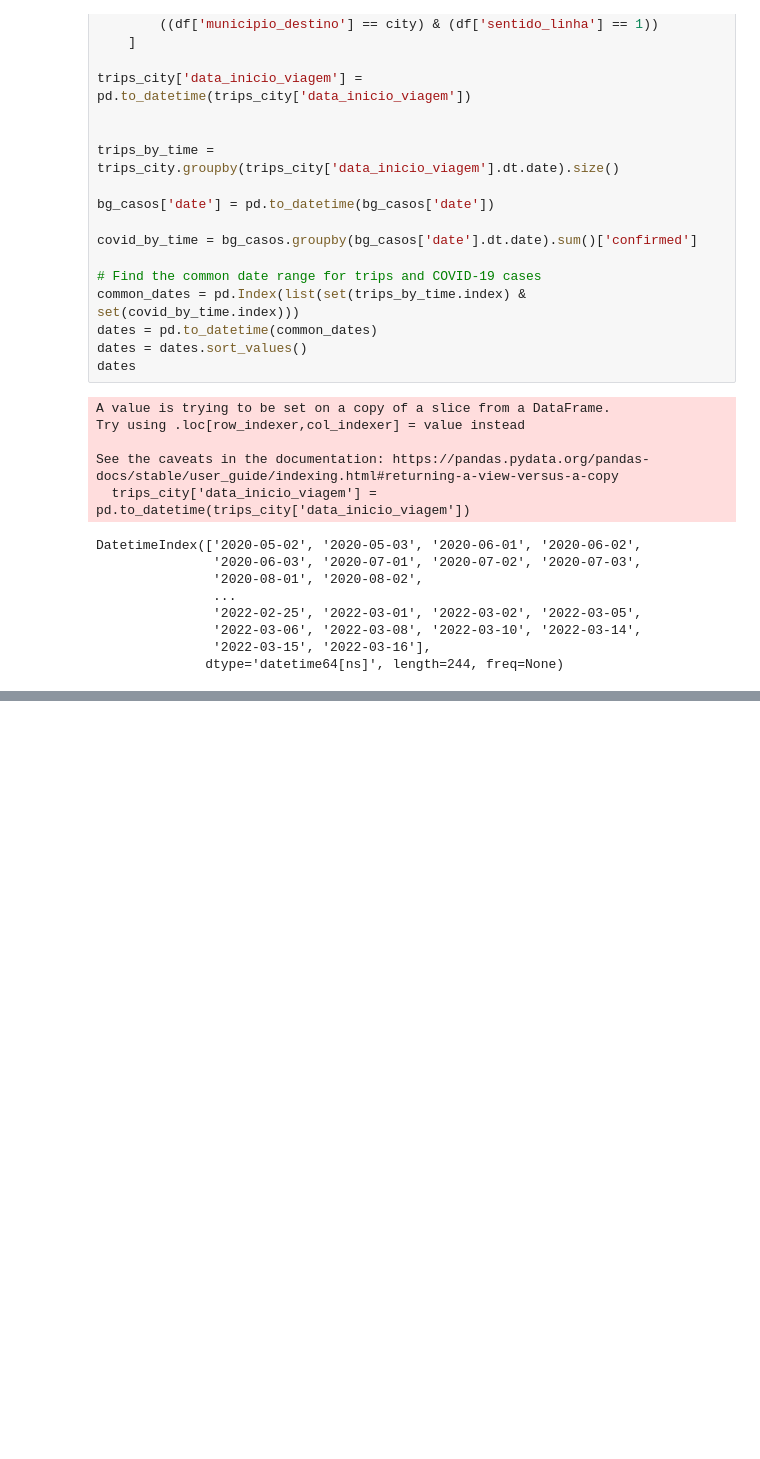
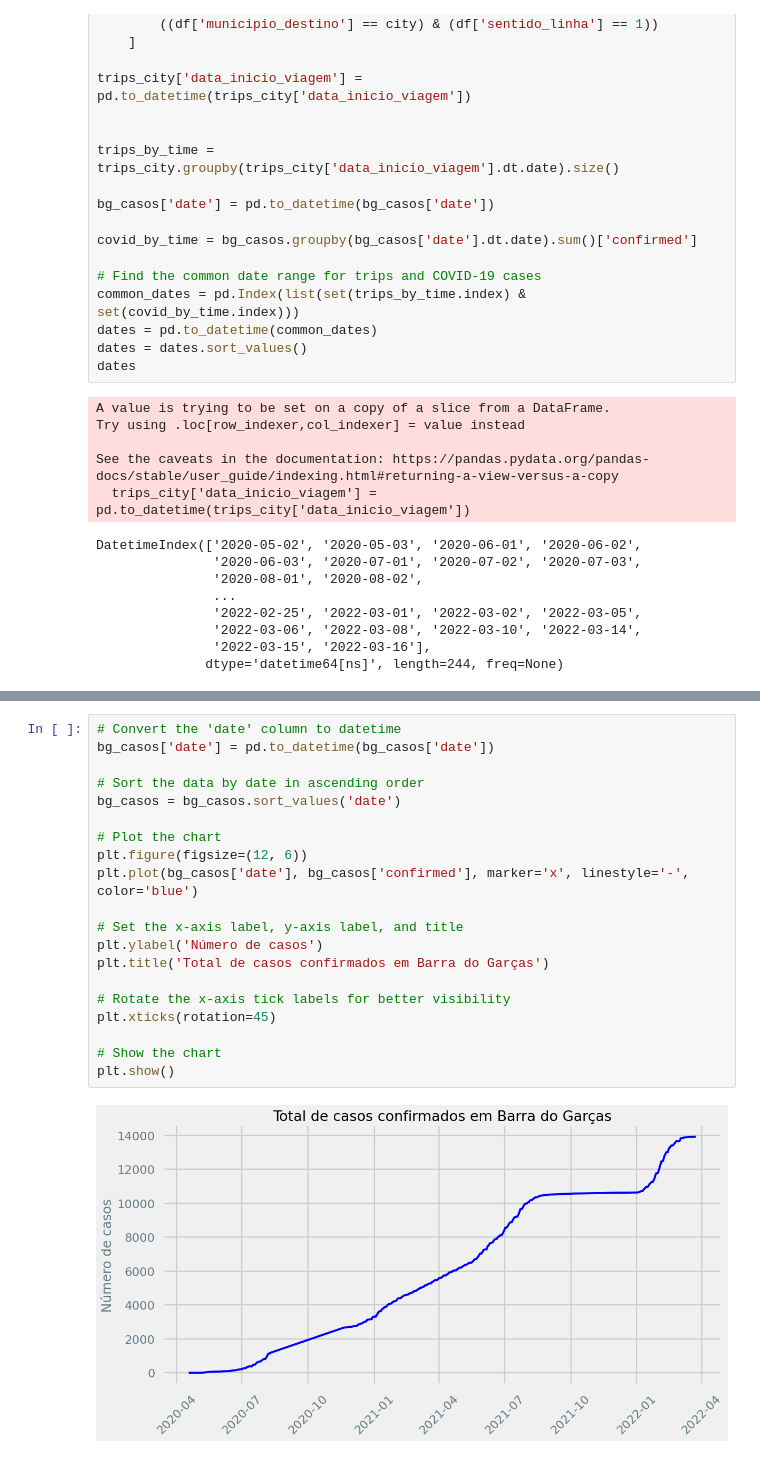
Before and after one commit to sandinojardim/Monitriip, a Jupyter notebook: charts.ipynb, the cells around one changed output, grey strips where cells are left out. Drawn from its saved outputs; the diff is of its cells as text; blank space fills up the shorter version.

```diff
--- a/charts.ipynb
+++ b/charts.ipynb
@@ -605,0 +679,22 @@ See the caveats in the documentation: https://pandas.pydata.org/pandas-docs/stab
+# %%
+# Convert the 'date' column to datetime
+bg_casos['date'] = pd.to_datetime(bg_casos['date'])
+
+# Sort the data by date in ascending order
+bg_casos = bg_casos.sort_values('date')
+
+# Plot the chart
+plt.figure(figsize=(12, 6))
+plt.plot(bg_casos['date'], bg_casos['confirmed'], marker='x', linestyle='-', color='blue')
+
+# Set the x-axis label, y-axis label, and title
+plt.ylabel('Número de casos')
+plt.title('Total de casos confirmados em Barra do Garças')
+
+# Rotate the x-axis tick labels for better visibility
+plt.xticks(rotation=45)
+
+# Show the chart
+plt.show()
+# %% [output]
+[figure, added]
```
Also changed, not shown: parts of 20 cells of this notebook.
